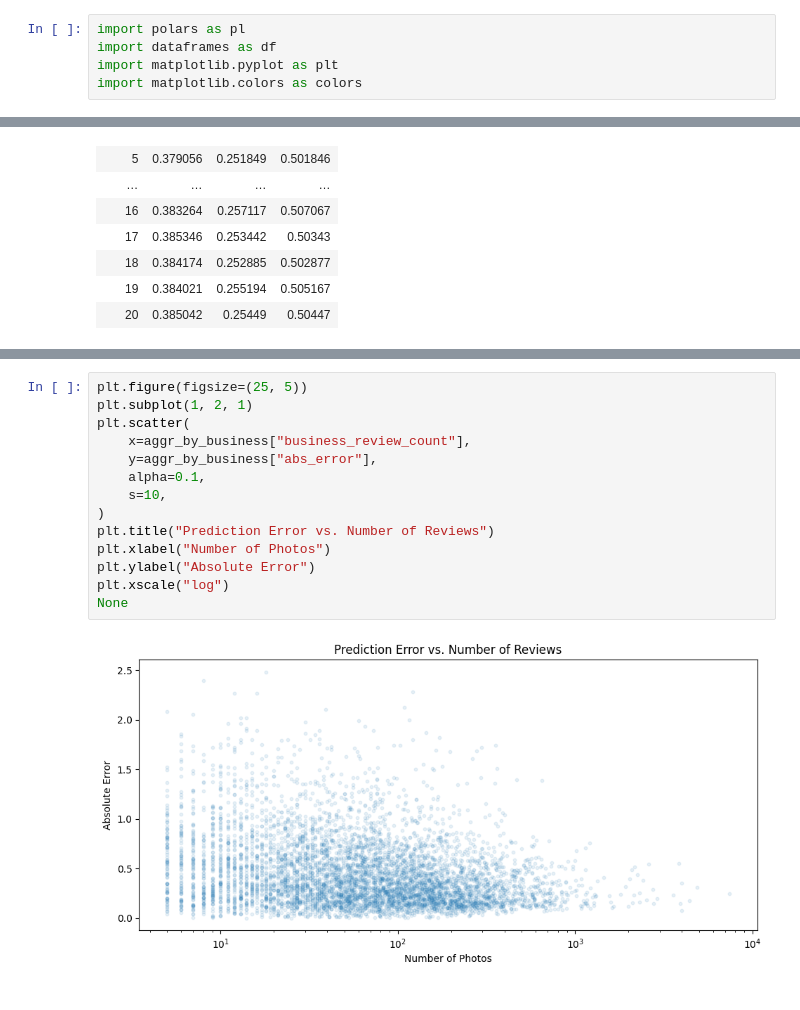
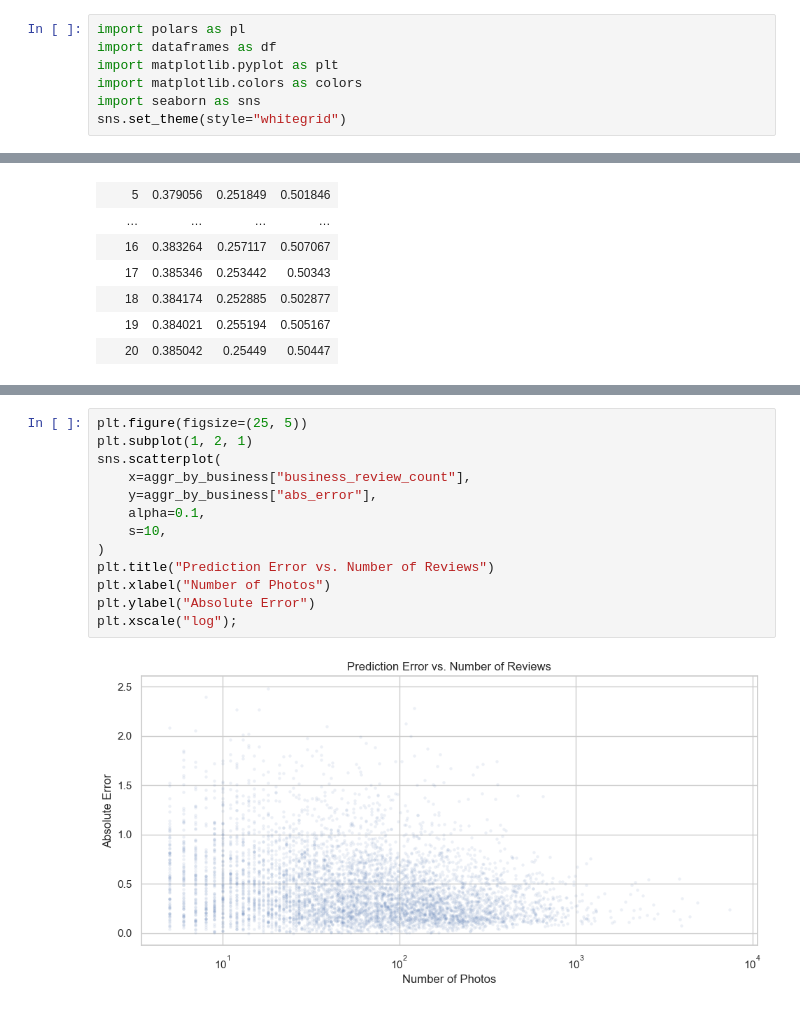
Before and after one commit to ascandone/yelp-prediction, a Jupyter notebook: predictions-analysis.ipynb, the cells around one changed output, grey strips where cells are left out. Saved outputs shown, nothing was run; the diff lists cells and outputs as text.

```diff
--- a/predictions-analysis.ipynb
+++ b/predictions-analysis.ipynb
@@ -6,6 +6,8 @@ import polars as pl
 import dataframes as df
 import matplotlib.pyplot as plt
 import matplotlib.colors as colors
+import seaborn as sns
+sns.set_theme(style="whitegrid")
 # %%
 (df_businesses, df_exact_stars, df_photos_per_business, df_photos) = pl.collect_all(
     (
@@ -206,16 +208,15 @@ None
 # %%
 plt.figure(figsize=(25, 5))
 plt.subplot(1, 2, 1)
-plt.scatter(
+sns.scatterplot(
     x=aggr_by_business["business_review_count"],
     y=aggr_by_business["abs_error"],
     alpha=0.1,
     s=10,
 )
 plt.title("Prediction Error vs. Number of Reviews")
 plt.xlabel("Number of Photos")
 plt.ylabel("Absolute Error")
-plt.xscale("log")
-None
+plt.xscale("log");
 # %% [output]
-[figure, old version]
+[figure, new version]
```
Also changed, not shown: parts of 4 cells of this notebook, 2 other files.
